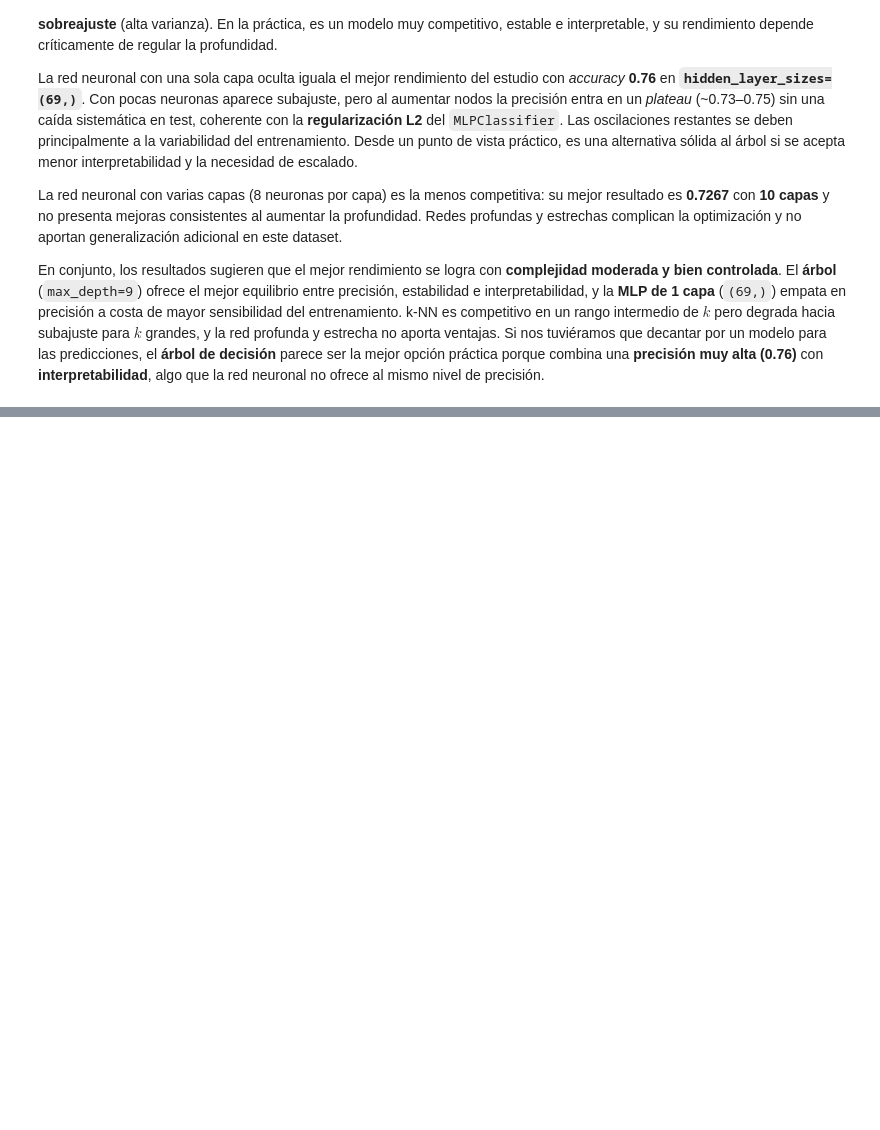
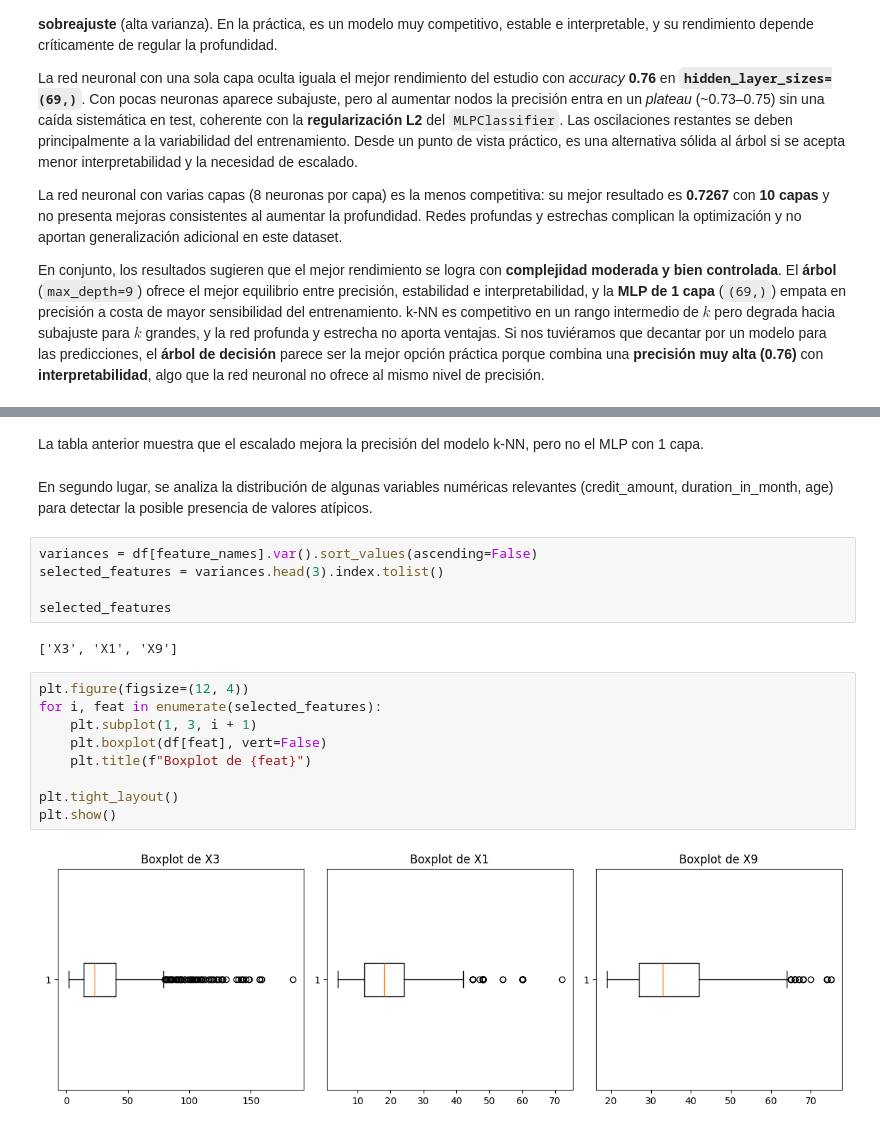
Before and after one commit to gborras10/MachineLearningProjects, a Jupyter notebook: assignements/assignment_2_validacion_seleccion_modelos/p4_02.ipynb, the cells around one changed output, grey strips where cells are left out. Cells and saved outputs as stored; diff of their text form; blank space fills up the shorter version.

Commit message:
partea gonzalo (listo para mandar, quick check y fuera)

```diff
--- a/assignements/assignment_2_validacion_seleccion_modelos/p4_02.ipynb
+++ b/assignements/assignment_2_validacion_seleccion_modelos/p4_02.ipynb
@@ -480,0 +538,22 @@ En conjunto, los resultados sugieren que el mejor rendimiento se logra con **com
+# %% [markdown]
+La tabla anterior muestra que el escalado mejora la precisión del modelo k-NN, pero no el MLP con 1 capa.
+# %% [markdown]
+En segundo lugar, se analiza la distribución de algunas variables numéricas relevantes (credit_amount, duration_in_month, age) para detectar la posible presencia de valores atípicos.
+# %%
+variances = df[feature_names].var().sort_values(ascending=False)
+selected_features = variances.head(3).index.tolist()
+
+selected_features
+# %% [output]
+['X3', 'X1', 'X9']
+# %%
+plt.figure(figsize=(12, 4))
+for i, feat in enumerate(selected_features):
+    plt.subplot(1, 3, i + 1)
+    plt.boxplot(df[feat], vert=False)
+    plt.title(f"Boxplot de {feat}")
+
+plt.tight_layout()
+plt.show()
+# %% [output]
+[figure, added]
```
Also changed, not shown: parts of 56 cells of this notebook.
